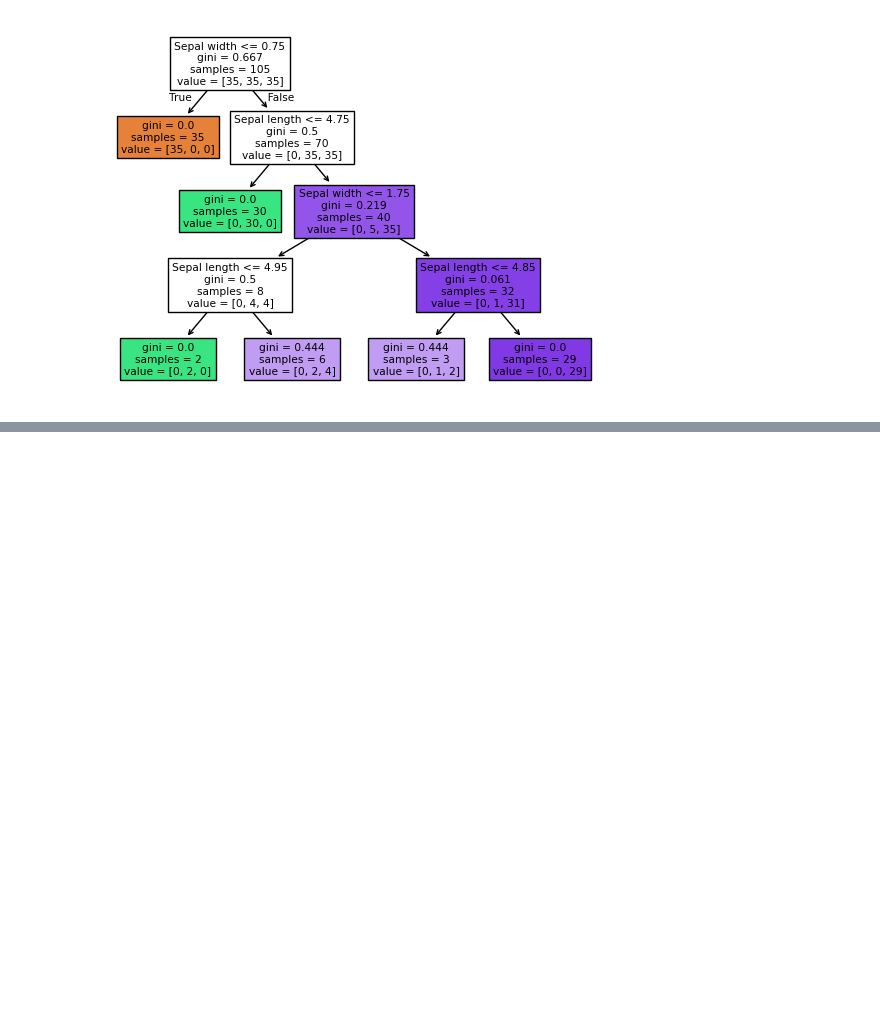
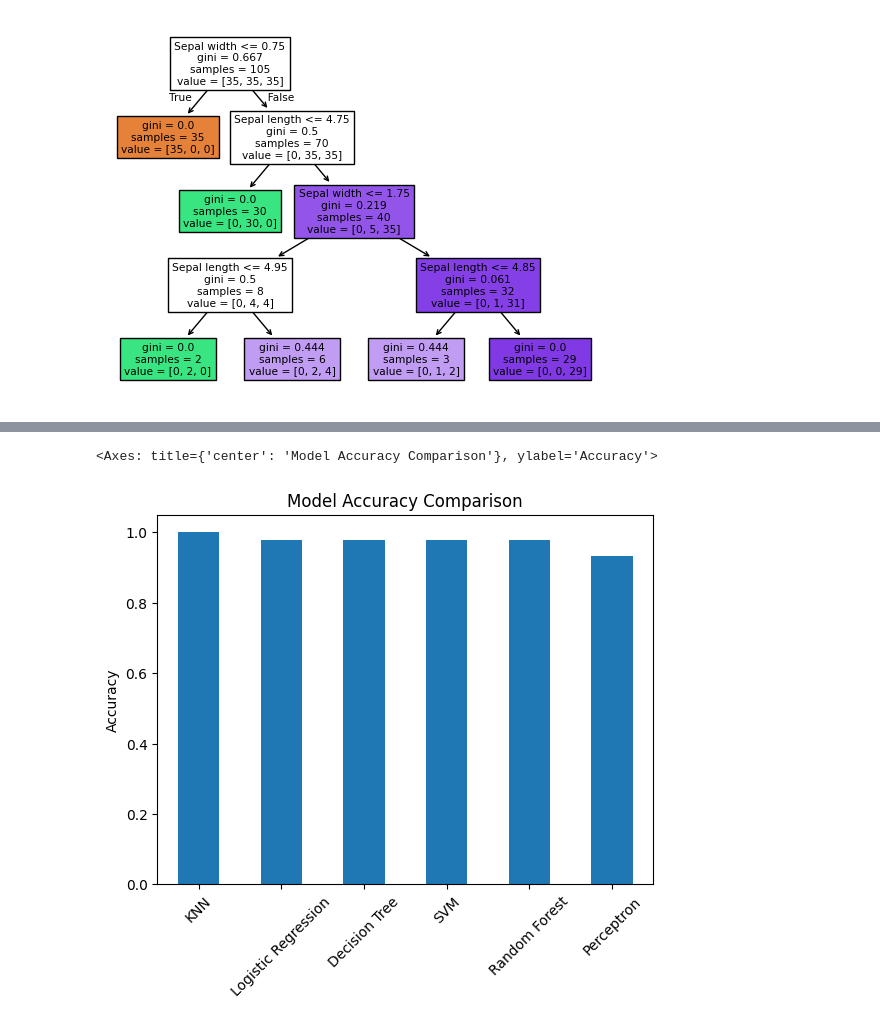
Before and after one commit to mobinapourmoshir/Functional-Deep-Learning, a Jupyter notebook: ML_Classifiers_Using_Scikit_Learn.ipynb, the cells around one changed output, grey strips where cells are left out. Drawn from its saved outputs; the diff is of its cells as text; code cells hidden in the pictures; blank space fills up the shorter version.

Commit message:
Accuracy

```diff
--- a/ML_Classifiers_Using_Scikit_Learn.ipynb
+++ b/ML_Classifiers_Using_Scikit_Learn.ipynb
@@ -627,0 +675,37 @@ plt.show()
+# %%
+# Fitting all models
+from sklearn.linear_model import Perceptron, LogisticRegression, SGDClassifier
+from sklearn.svm import SVC
+from sklearn.tree import DecisionTreeClassifier
+from sklearn.ensemble import RandomForestClassifier
+from sklearn.neighbors import KNeighborsClassifier
+
+models = {
+    "Perceptron": Perceptron(),
+    "Logistic Regression": LogisticRegression(),
+    "SVM": SVC(),
+    "Decision Tree": DecisionTreeClassifier(),
+    "Random Forest": RandomForestClassifier(),
+    "KNN": KNeighborsClassifier()
+}
+
+# Fit all models
+for name, model in models.items():
+    model.fit(X_train_std, y_train)
+
+# Compute Accuracy on the Test Set
+from sklearn.metrics import accuracy_score
+
+results = {}
+
+for name, model in models.items():
+    y_pred = model.predict(X_test_std)
+    acc = accuracy_score(y_test, y_pred)
+    results[name] = acc
+
+# Display Results in a Table
+import pandas as pd
+
+accuracy_df = pd.DataFrame.from_dict(results, orient='index', columns=['Accuracy'])
+accuracy_df = accuracy_df.sort_values(by='Accuracy', ascending=False)
+display(accuracy_df)
@@ -627,0 +720,6 @@ plt.show()
+# %%
+# Visualize Accuracy Comparison
+accuracy_df.plot(kind='bar', legend=False, title='Model Accuracy Comparison', ylabel='Accuracy', rot=45)
+# %% [output]
+<Axes: title={'center': 'Model Accuracy Comparison'}, ylabel='Accuracy'>
+[figure, added]
```
Also changed, not shown: parts of 6 cells of this notebook.
